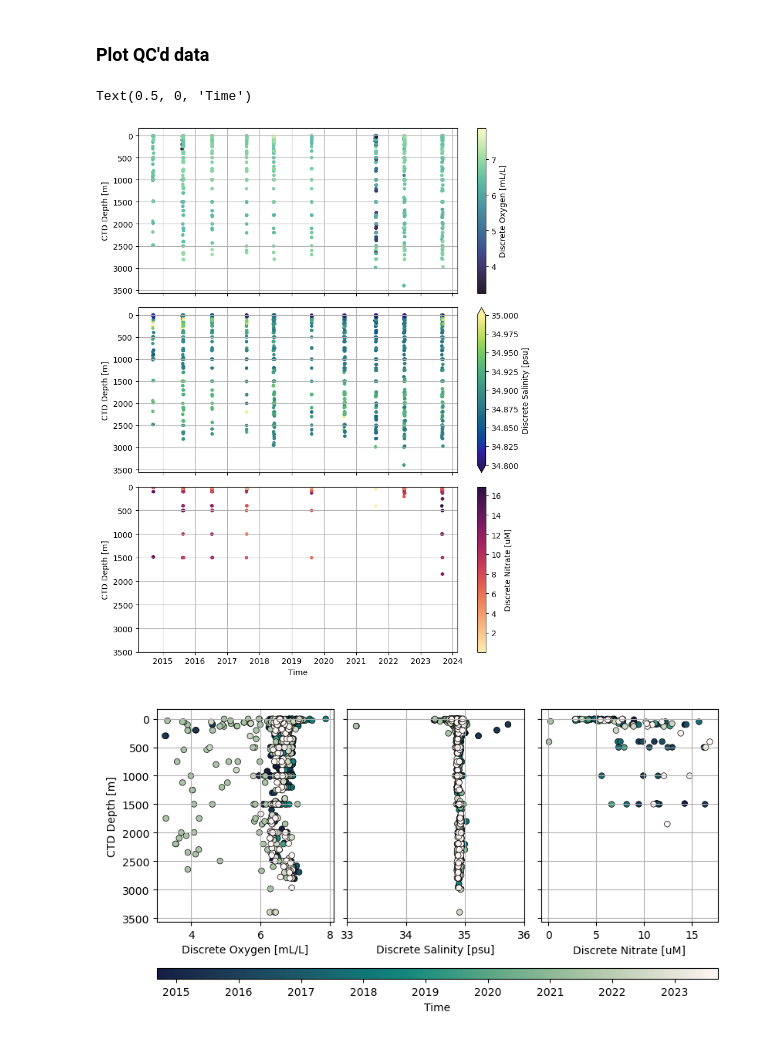
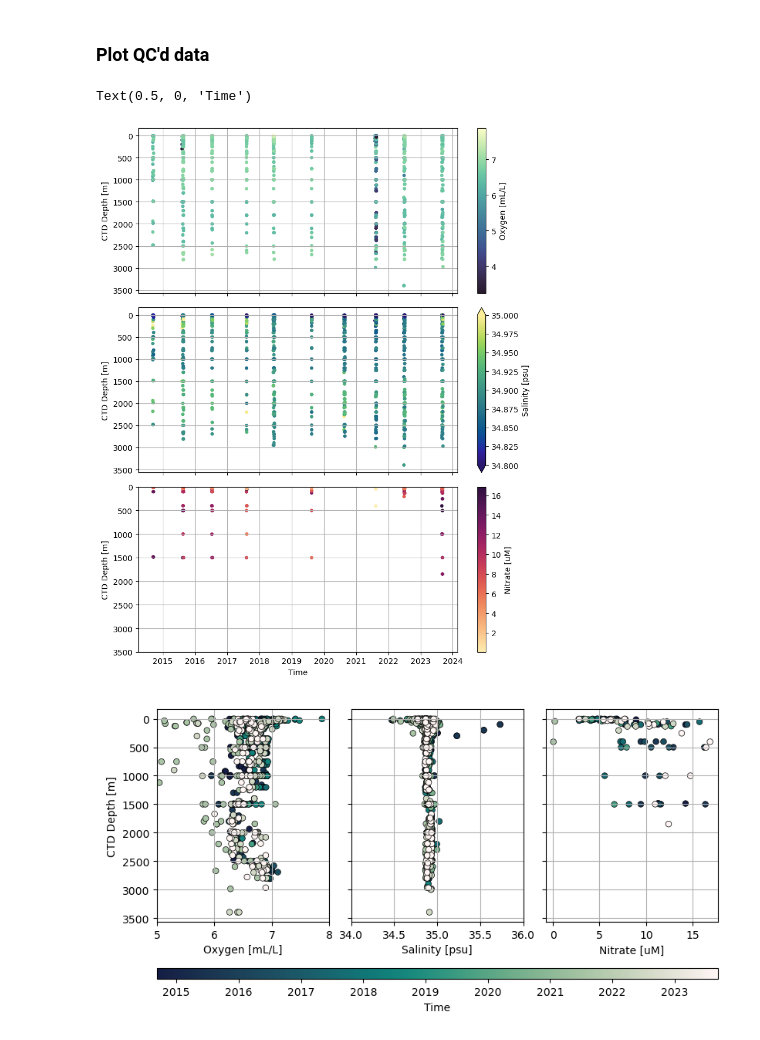
Before and after one commit to WHOIGit/ooi-on-bco-dmo, a Jupyter notebook: notebooks/00-OOI-Irminger-discrete-sample-article-figures.ipynb, the cells around one changed output. Saved outputs shown, nothing was run; the diff lists cells and outputs as text; code cells hidden in the pictures.

Commit message:
minor adjustments to 00 plots

```diff
--- a/notebooks/00-OOI-Irminger-discrete-sample-article-figures.ipynb
+++ b/notebooks/00-OOI-Irminger-discrete-sample-article-figures.ipynb
@@ -150,18 +150,8 @@ plt.scatter(x=time[flag_oxy], y=irm_qc["CTD_Depth"][flag_oxy], s=20,
             c=irm_qc["Discrete_Oxygen"][flag_oxy], cmap=cmap_oxy,
             edgecolors="none")
 plt.grid()
-plt.colorbar(label="Discrete Oxygen [mL/L]")
+plt.colorbar(label="Oxygen [mL/L]")
 axs[0].set_ylabel("CTD Depth [m]")
-
-# # Discrete Chlorophyll
-# plt.subplot(4,1,2)
-# axs[1].invert_yaxis()
-# plt.scatter(x=time[flag_chl], y=irm_qc["CTD_Depth"][flag_chl], s=20,
-#             c=irm_qc["Discrete_Chlorophyll"][flag_chl], cmap=cmap_chl,
-#             edgecolors="none")
-# plt.grid()
-# plt.colorbar(label="Discrete Chlorophyll [ug/L]")
-# axs[1].set_ylabel("CTD Depth [m]")
 
 # Discrete Salinity
 plt.subplot(3,1,2)
@@ -170,7 +160,7 @@ plt.scatter(x=time[flag_sal], y=irm_qc["CTD_Depth"][flag_sal], s=20,
             c=irm_qc["Discrete_Salinity"][flag_sal], cmap=cmap_salt,
             edgecolors="none", vmin=34.8, vmax=35)
 plt.grid()
-plt.colorbar(label="Discrete Salinity [psu]", extend='both')
+plt.colorbar(label="Salinity [psu]", extend='both')
 axs[1].set_ylabel("CTD Depth [m]")
 
 # Discrete Nitrate
@@ -181,13 +171,13 @@ plt.scatter(x=time[flag_ntr], y=irm_qc["CTD_Depth"][flag_ntr], s=20,
             c=irm_qc["Discrete_Nitrate"][flag_ntr], cmap=cmap_nitr,
             edgecolors="none")
 plt.grid()
-plt.colorbar(label="Discrete Nitrate [uM]")
+plt.colorbar(label="Nitrate [uM]")
 axs[2].set_ylabel("CTD Depth [m]")
 
 axs[2].set_xlabel("Time")
 # %% [output]
 Text(0.5, 0, 'Time')
-[figure, old version]
+[figure, new version]
 # %%
 # Create the subplots with time indicated by color
 fig, axs = plt.subplots(1, 3, figsize=(8,4), sharey=True, constrained_layout=True)
@@ -196,35 +186,36 @@ subfig = fig.subfigures(nrows=1, ncols=1)
 # Discrete Oxygen
 plt.subplot(1,3,1)
 axs[0].invert_yaxis()
 plt.scatter(x=irm_qc["Discrete_Oxygen"][flag_oxy], y=irm_qc["CTD_Depth"][flag_oxy], s=30,
             c=mpl_time[flag_oxy], cmap=cmap_time, norm=normalizer,
             edgecolors="k", linewidths=0.5)
 plt.grid()
 axs[0].set_ylabel("CTD Depth [m]")
-axs[0].set_xlabel("Discrete Oxygen [mL/L]")
+axs[0].set_xlabel("Oxygen [mL/L]")
+axs[0].set_xlim([5,8])
 
 # Discrete Salinity
 plt.subplot(1,3,2)
 axs[1].invert_yaxis()
 plt.scatter(x=irm_qc["Discrete_Salinity"][flag_sal], y=irm_qc["CTD_Depth"][flag_sal],
             c=mpl_time[flag_sal], cmap=cmap_time, s=30, norm=normalizer,
             edgecolors="k", linewidths=0.5)
 plt.grid()
-axs[1].set_xlabel("Discrete Salinity [psu]")
-axs[1].set_xlim([33,36])
+axs[1].set_xlabel("Salinity [psu]")
+axs[1].set_xlim([34,36])
 
 # Discrete Nitrate
 plt.subplot(1,3,3)
 axs[2].invert_yaxis()
 plt.scatter(x=irm_qc["Discrete_Nitrate"][flag_ntr], y=irm_qc["CTD_Depth"][flag_ntr], s=30,
             c=mpl_time[flag_ntr], cmap=cmap_time, norm=normalizer,
             edgecolors="k", linewidths=0.5)
 plt.grid()
-axs[2].set_xlabel("Discrete Nitrate [uM]")
+axs[2].set_xlabel("Nitrate [uM]")
 
 time_map = cm.ScalarMappable(norm=normalizer, cmap=cmap_time)
 subfig.colorbar(time_map, ax=axs.ravel().tolist(), label="Time", ticks=AutoDateLocator(),
              format=AutoDateFormatter(locator), location="bottom", aspect=50)
 plt.show()
 # %% [output]
-[figure, old version]
+[figure, new version]
```
Also changed, not shown: 3 other files.
